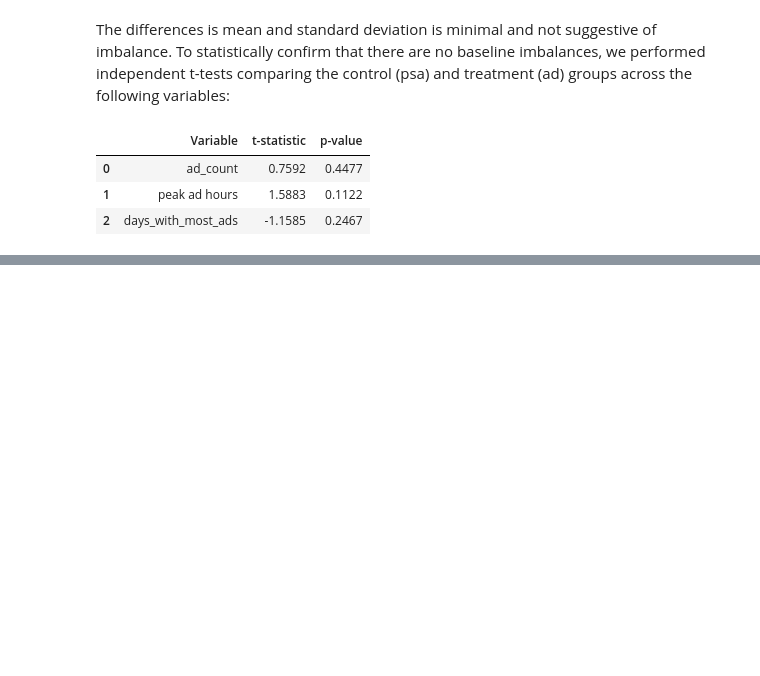
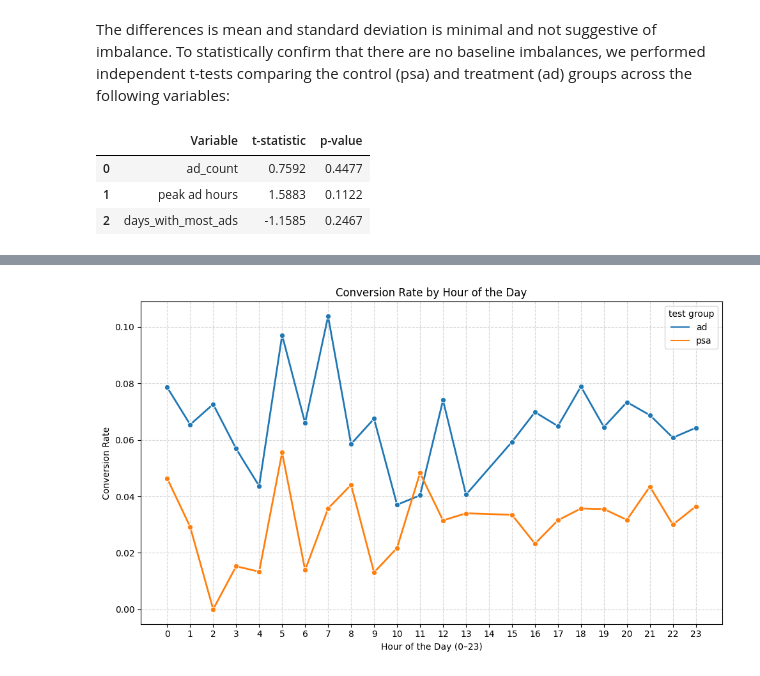
Before and after one commit to EuniceChanjx/A-B-Testing, a Jupyter notebook: A:B Test.ipynb, the cells around one changed output, grey strips where cells are left out. Cells and saved outputs as stored; diff of their text form; code cells hidden in the pictures; blank space fills up the shorter version.

```diff
--- a/A:B Test.ipynb
+++ b/A:B Test.ipynb
@@ -298,0 +481,28 @@ All p-values are well above the conventional threshold of 0.05, indicating no st
+# %%
+# Calcular tasa de conversión promedio por hora del día y grupo
+hourly_cr = (
+    df.groupby(['peak ad hours', 'test group'])['made_purchase']
+    .mean()
+    .reset_index()
+)
+
+
+plt.figure(figsize=(10, 6))
+sns.lineplot(
+    data=hourly_cr,
+    x='peak ad hours',
+    y='made_purchase',
+    hue='test group',
+    linewidth=2,
+    marker='o',
+    errorbar=None  # Removes shaded confidence intervals
+)
+plt.title('Conversion Rate by Hour of the Day')
+plt.xlabel('Hour of the Day (0–23)')
+plt.ylabel('Conversion Rate')
+plt.xticks(ticks=range(0, 24))
+plt.grid(True, linestyle='--', alpha=0.5)
+plt.tight_layout()
+plt.show()
+# %% [output]
+[figure, added]
```
Also changed, not shown: parts of 15 cells of this notebook.
